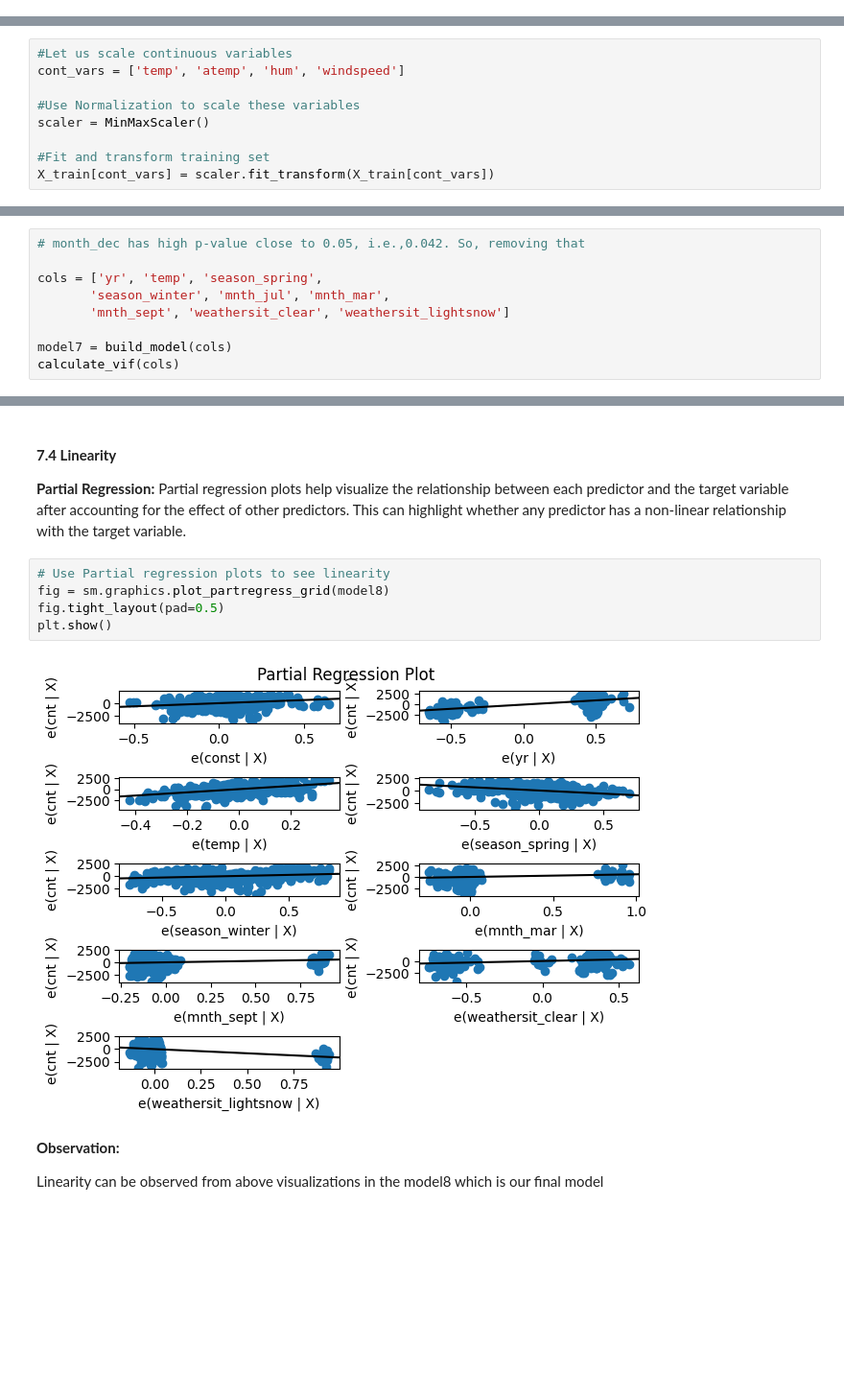
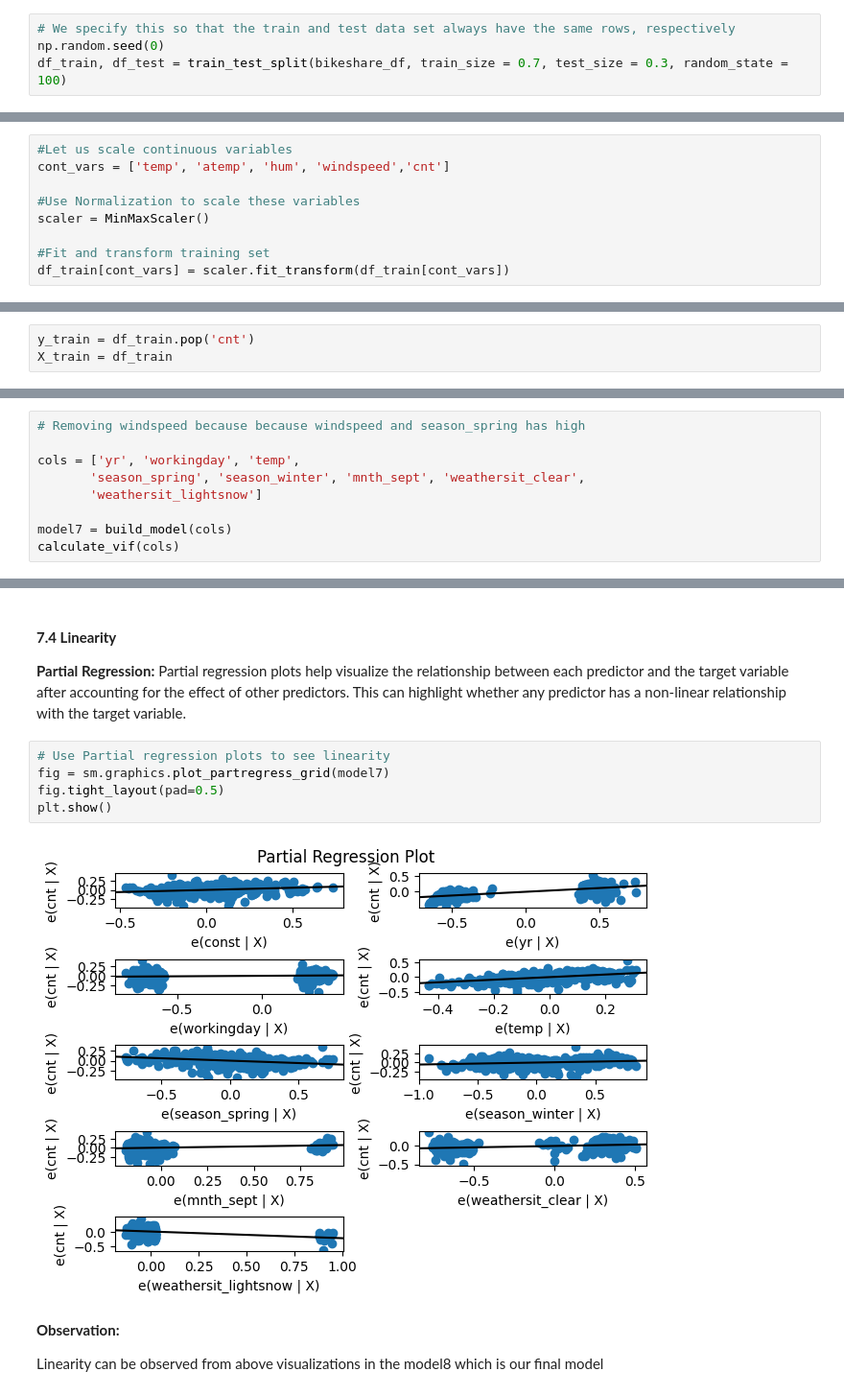
Before and after one commit to supriyaKU23/Linear-Regression-Bike-Sharing-Assignment, a Jupyter notebook: supriya-uppala-linear-regression-bike-sharing-assignment.ipynb, the cells around one changed output, grey strips where cells are left out. Shown at 96% size. Saved outputs shown, nothing was run; the diff lists cells and outputs as text; blank space fills up the shorter version.

```diff
--- a/supriya-uppala-linear-regression-bike-sharing-assignment.ipynb
+++ b/supriya-uppala-linear-regression-bike-sharing-assignment.ipynb
@@ -491,2 +482,6 @@ X_train, X_test, y_train, y_test = train_test_split(X, y, test_size=0.3, random_
+# %%
+# We specify this so that the train and test data set always have the same rows, respectively
+np.random.seed(0)
+df_train, df_test = train_test_split(bikeshare_df, train_size = 0.7, test_size = 0.3, random_state = 100)
 # %%
 # inspect independent variables
@@ -516,10 +511,10 @@ The purpose is to make all the variables to same scale so that interpretation wi
 The columns temp, atemp, hum, windspeed, days_old are continuous to be scaled
 # %%
 #Let us scale continuous variables
-cont_vars = ['temp', 'atemp', 'hum', 'windspeed']
+cont_vars = ['temp', 'atemp', 'hum', 'windspeed','cnt']
 
 #Use Normalization to scale these variables
 scaler = MinMaxScaler()
 
 #Fit and transform training set
-X_train[cont_vars] = scaler.fit_transform(X_train[cont_vars])
+df_train[cont_vars] = scaler.fit_transform(df_train[cont_vars])
@@ -526,3 +546,6 @@ X_train[cont_vars] = scaler.fit_transform(X_train[cont_vars])
+# %%
+y_train = df_train.pop('cnt')
+X_train = df_train
 # %%
 X_train.describe()
 # %% [output]
@@ -816,11 +867,11 @@ Covariance Type:            nonrobust
 # %% [markdown]
 #### **6.5.7 Model 7**
 # %%
-# month_dec has high p-value close to 0.05, i.e.,0.042. So, removing that
+# Removing windspeed because because windspeed and season_spring has high
 
-cols = ['yr', 'temp', 'season_spring',
-       'season_winter', 'mnth_jul', 'mnth_mar',
-       'mnth_sept', 'weathersit_clear', 'weathersit_lightsnow']
+cols = ['yr', 'workingday', 'temp',
+       'season_spring', 'season_winter', 'mnth_sept', 'weathersit_clear',
+       'weathersit_lightsnow']
 
 model7 = build_model(cols)
 calculate_vif(cols)
@@ -993,11 +1015,11 @@ Partial regression plots help visualize the relationship between each predictor
 This can highlight whether any predictor has a non-linear relationship with the target variable.
 # %%
 # Use Partial regression plots to see linearity
-fig = sm.graphics.plot_partregress_grid(model8)
+fig = sm.graphics.plot_partregress_grid(model7)
 fig.tight_layout(pad=0.5)
 plt.show()
 # %% [output]
-[figure, old version]
+[figure, new version]
 # %% [markdown]
 **Observation:**
 
```
Also changed, not shown: parts of 49 cells of this notebook, 2 other files.
